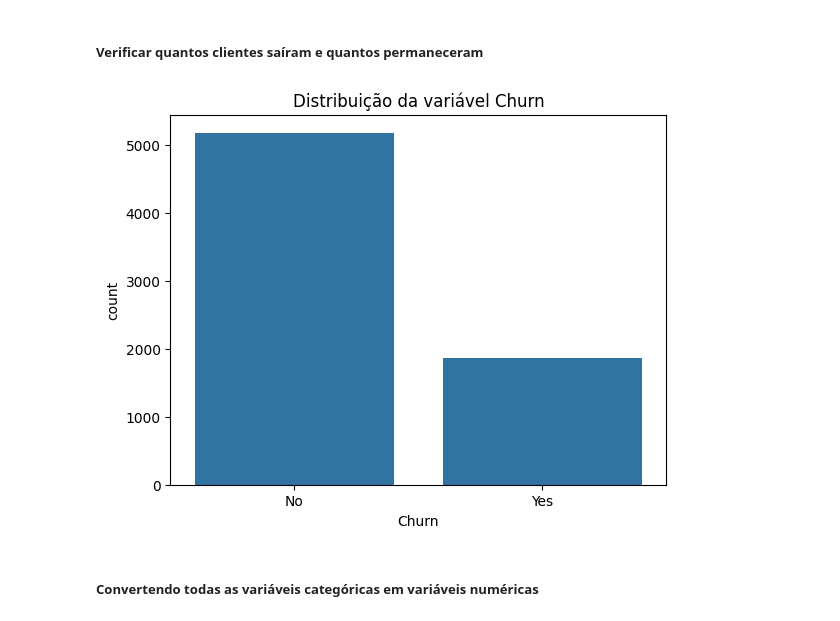
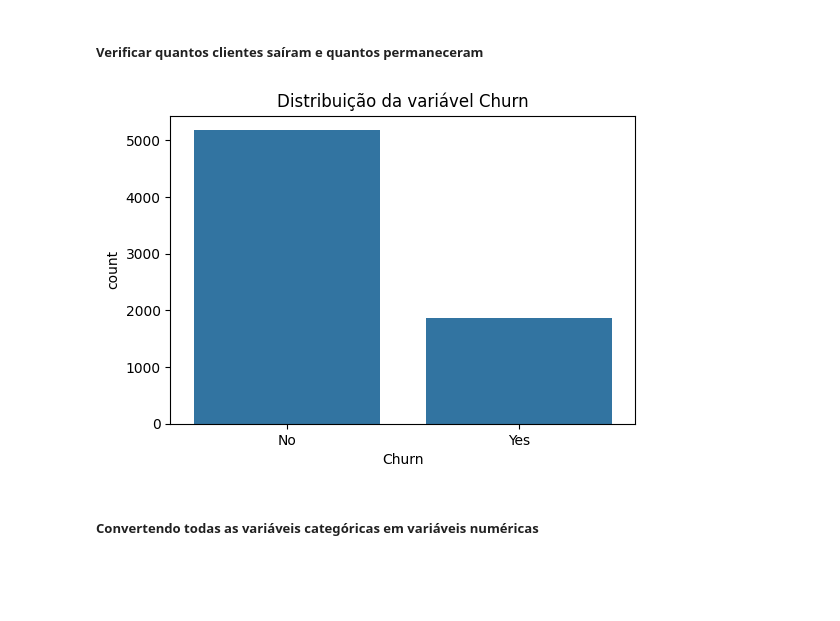
Before and after one commit to jonnathann/portifolio_ra, a Jupyter notebook: notebooks/churn_prediction.ipynb, the cells around one changed output. Cells and saved outputs as stored; diff of their text form; code cells hidden in the pictures; blank space fills up the shorter version.

```diff
--- a/notebooks/churn_prediction.ipynb
+++ b/notebooks/churn_prediction.ipynb
@@ -90,12 +90,13 @@ df.describe(include="object")
 # %%
 import seaborn as sns
 import matplotlib.pyplot as plt
 
+plt.figure(figsize=(6, 4))
 sns.countplot(data=df, x="Churn")
 plt.title("Distribuição da variável Churn")
 plt.show()
 # %% [output]
-[figure, old version]
+[figure, new version]
 # %% [markdown]
 ##### Convertendo todas as variáveis categóricas em variáveis numéricas
 # %%
```
Also changed, not shown: parts of 8 cells of this notebook.
